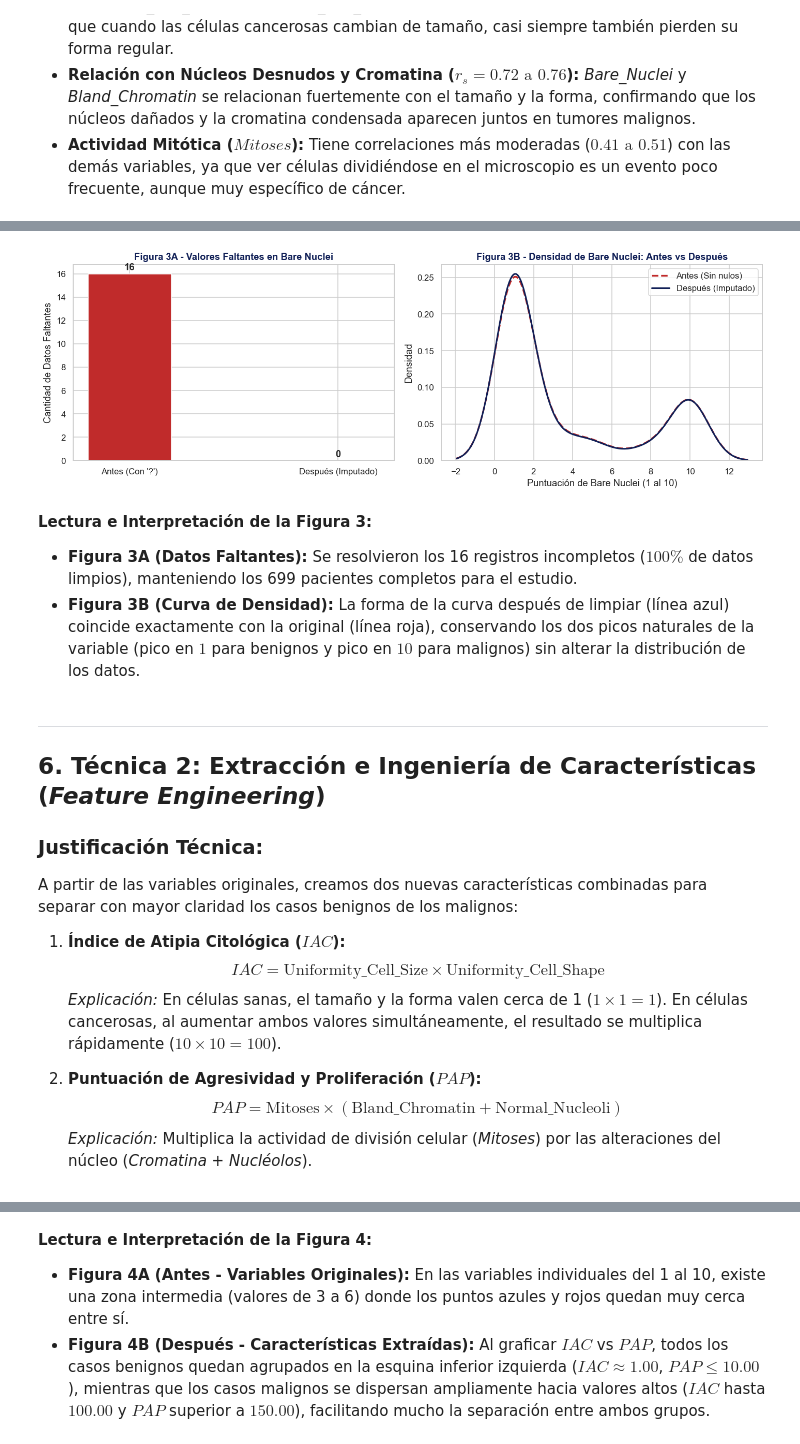
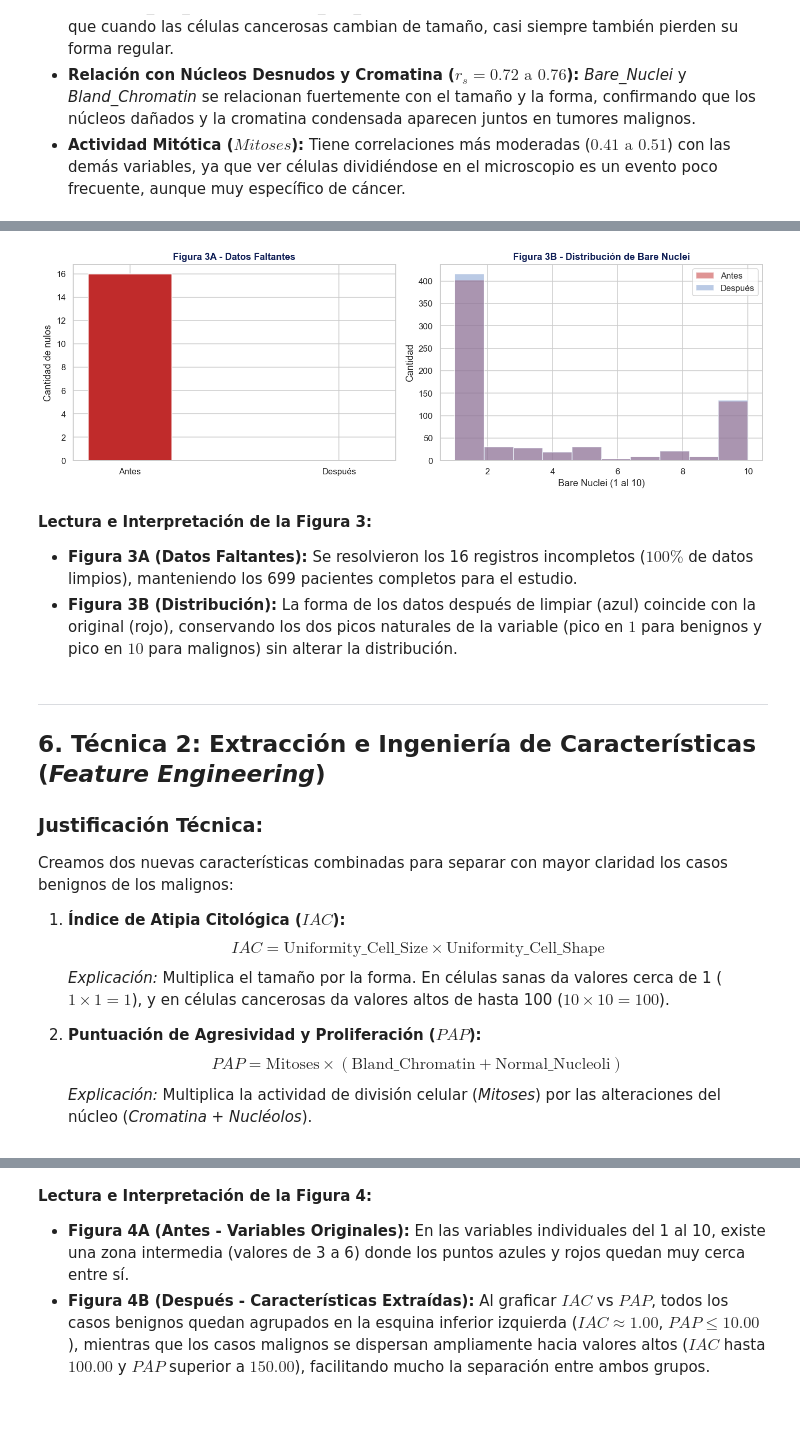
Before and after one commit to rubenriv2111-beep/ICD-2026, a Jupyter notebook: project/Notebook Preprocesamiento/notebook-preprocesamiento.ipynb, the cells around one changed output, grey strips where cells are left out. Cells and saved outputs as stored; diff of their text form; code cells hidden in the pictures; blank space fills up the shorter version.

```diff
--- a/project/Notebook Preprocesamiento/notebook-preprocesamiento.ipynb
+++ b/project/Notebook Preprocesamiento/notebook-preprocesamiento.ipynb
@@ -57,17 +57,17 @@ Definición de la paleta de colores y formato visual para mantener el estilo gr
 # %%
-# Paleta de colores oficial del curso
+# Colores del curso
 AZUL_OSCURO = "#112057"
 AZUL        = "#7697CD"
 AZUL_CLARO  = "#BFD5EA"
 ROJO        = "#C02B2B"
 
-# Configuramos el estilo de las gráficas
-sns.set_theme(style="whitegrid", palette=[AZUL_OSCURO, AZUL, AZUL_CLARO, ROJO])
+# Estilo de las graficas
+sns.set_theme(style="whitegrid")
 plt.rcParams["figure.dpi"] = 110
 plt.rcParams["axes.titlecolor"] = AZUL_OSCURO
 plt.rcParams["axes.titleweight"] = "bold"
 
-# Formato para que los números en las tablas se muestren con 2 decimales
+# Formato para ver numeros con 2 decimales
 pd.set_option("display.width", 120)
 pd.set_option("display.max_columns", 50)
 pd.set_option("display.float_format", lambda x: "%.2f" % x)
@@ -109,14 +109,7 @@ columnas = [
 # Nombre del archivo de datos
 archivo_datos = "breast-cancer-wisconsin.data"
 if not os.path.exists(archivo_datos):
-    for ruta in [
-        r"C:\Users\ruben\OneDrive\Desktop\Notebook Preprocesamiento\breast-cancer-wisconsin.data",
-        os.path.join(os.getcwd(), "breast-cancer-wisconsin.data"),
-        os.path.join(os.getcwd(), "project", "Notebook Preprocesamiento", "breast-cancer-wisconsin.data")
-    ]:
-        if os.path.exists(ruta):
-            archivo_datos = ruta
-            break
+    archivo_datos = r"C:\Users\ruben\OneDrive\Desktop\Notebook Preprocesamiento\breast-cancer-wisconsin.data"
 
 # Leer el archivo usando pandas
 # names agrega los nombres de las columnas
@@ -358,59 +326,40 @@ Valores faltantes DESPUÉS de la limpieza: 0
 # %%
-# Creamos una figura con dos gráficos para comparar el antes y después de la limpieza
+# Figura con 2 gráficos para comparar antes y después
 fig, axs = plt.subplots(1, 2, figsize=(13, 4.5))
 
-# Gráfico 3A: Cantidad de nulos antes vs después
-axs[0].bar(
-    ["Antes (Con '?')", "Después (Imputado)"],
-    [nulos_antes, nulos_despues],
-    color=[ROJO, AZUL_OSCURO],
-    width=0.4
-)
-axs[0].set_title("Figura 3A - Valores Faltantes en Bare Nuclei")
-axs[0].set_ylabel("Cantidad de Datos Faltantes")
-for i, v in enumerate([nulos_antes, nulos_despues]):
-    axs[0].text(i, v + 0.3, str(v), ha="center", fontweight="bold")
+# Gráfico 3A: Barras de nulos
+axs[0].bar("Antes", nulos_antes, color=ROJO, width=0.4)
+axs[0].bar("Después", nulos_despues, color=AZUL_OSCURO, width=0.4)
+axs[0].set_title("Figura 3A - Datos Faltantes")
+axs[0].set_ylabel("Cantidad de nulos")
 
-# Gráfico 3B: Curva de densidad antes vs después
-sns.kdeplot(
-    bare_antes.dropna(),
-    color=ROJO,
-    linestyle="--",
-    linewidth=2.2,
-    label="Antes (Sin nulos)",
-    ax=axs[1]
-)
-sns.kdeplot(
-    df_limpio["Bare_Nuclei"],
-    color=AZUL_OSCURO,
-    linewidth=2,
-    label="Después (Imputado)",
-    ax=axs[1]
-)
-axs[1].set_title("Figura 3B - Densidad de Bare Nuclei: Antes vs Después")
-axs[1].set_xlabel("Puntuación de Bare Nuclei (1 al 10)")
-axs[1].set_ylabel("Densidad")
+# Gráfico 3B: Histograma antes vs después
+axs[1].hist(bare_antes.dropna(), bins=10, color=ROJO, alpha=0.5, label="Antes")
+axs[1].hist(df_limpio["Bare_Nuclei"], bins=10, color=AZUL, alpha=0.5, label="Después")
+axs[1].set_title("Figura 3B - Distribución de Bare Nuclei")
+axs[1].set_xlabel("Bare Nuclei (1 al 10)")
+axs[1].set_ylabel("Cantidad")
 axs[1].legend()
 
 plt.tight_layout()
 plt.show()
 # %% [output]
-[figure, old version]
+[figure, new version]
 # %% [markdown]
 **Lectura e Interpretación de la Figura 3:**
 - **Figura 3A (Datos Faltantes):** Se resolvieron los 16 registros incompletos ($100\%$ de datos limpios), manteniendo los 699 pacientes completos para el estudio.
-- **Figura 3B (Curva de Densidad):** La forma de la curva después de limpiar (línea azul) coincide exactamente con la original (línea roja), conservando los dos picos naturales de la variable (pico en $1$ para benignos y pico en $10$ para malignos) sin alterar la distribución de los datos.
+- **Figura 3B (Distribución):** La forma de los datos después de limpiar (azul) coincide con la original (rojo), conservando los dos picos naturales de la variable (pico en $1$ para benignos y pico en $10$ para malignos) sin alterar la distribución.
 # %% [markdown]
 ---
 
 ## 6. Técnica 2: Extracción e Ingeniería de Características (*Feature Engineering*)
 
 ### Justificación Técnica:
-A partir de las variables originales, creamos dos nuevas características combinadas para separar con mayor claridad los casos benignos de los malignos:
+Creamos dos nuevas características combinadas para separar con mayor claridad los casos benignos de los malignos:
 
 1. **Índice de Atipia Citológica ($IAC$):**
    $$IAC = \text{Uniformity\_Cell\_Size} \times \text{Uniformity\_Cell\_Shape}$$
-   *Explicación:* En células sanas, el tamaño y la forma valen cerca de 1 ($1 \times 1 = 1$). En células cancerosas, al aumentar ambos valores simultáneamente, el resultado se multiplica rápidamente ($10 \times 10 = 100$).
+   *Explicación:* Multiplica el tamaño por la forma. En células sanas da valores cerca de 1 ($1 \times 1 = 1$), y en células cancerosas da valores altos de hasta 100 ($10 \times 10 = 100$).
 
 2. **Puntuación de Agresividad y Proliferación ($PAP$):**
    $$PAP = \text{Mitoses} \times (\text{Bland\_Chromatin} + \text{Normal\_Nucleoli})$$
```
Also changed, not shown: parts of 24 cells of this notebook.
